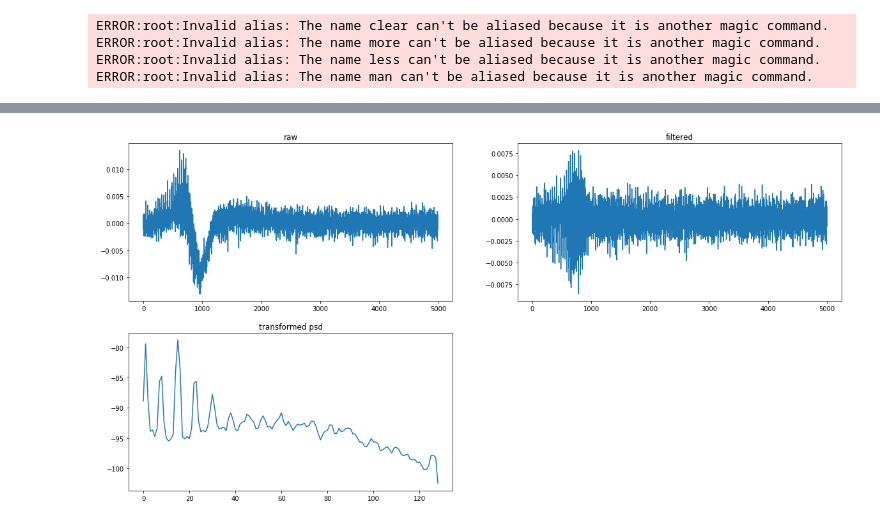
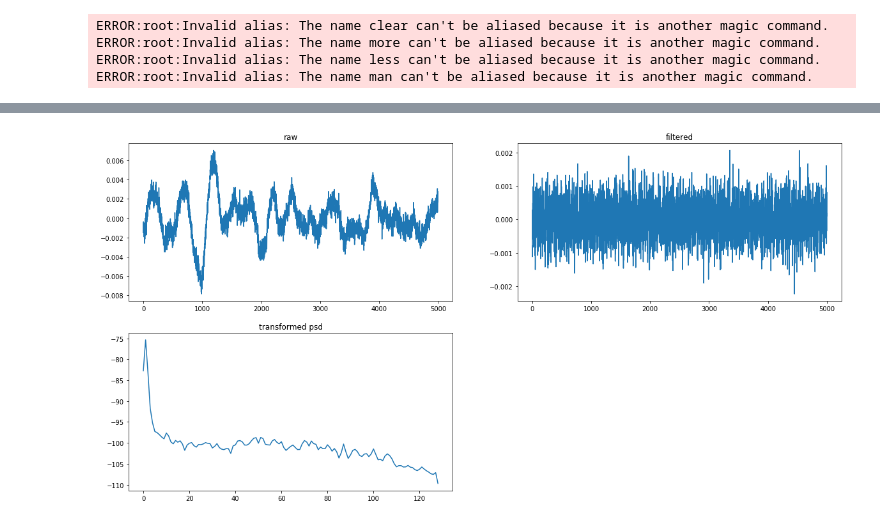
Before and after one commit to kalfasyan/wingbeat_frequencies, a Jupyter notebook: Analyzing_SDcard_data.ipynb, the cells around one changed output, grey strips where cells are left out. Saved outputs shown, nothing was run; the diff lists cells and outputs as text; code cells hidden in the pictures.

```diff
--- a/Analyzing_SDcard_data.ipynb
+++ b/Analyzing_SDcard_data.ipynb
@@ -22,0 +14,4 @@ dataset.get_frequency_peaks()
+# %%
+dataset = Dataset('thomas')#C. pomonella')#D. suzukii')
+dataset.read(setting='read', nr_data='all')
+dataset.target_classes
@@ -23,5 +33,5 @@ dataset.get_frequency_peaks()
 # %%
-plot_wingbeat(data = X[np.random.randint(0,31),:])
+plot_wingbeat(data = dataset.X.values[np.random.randint(0,321),:])
 # %% [output]
-[figure, old version]
+[figure, new version]
 # %%
```
Also changed, not shown: parts of 10 cells of this notebook, 1 other file.
